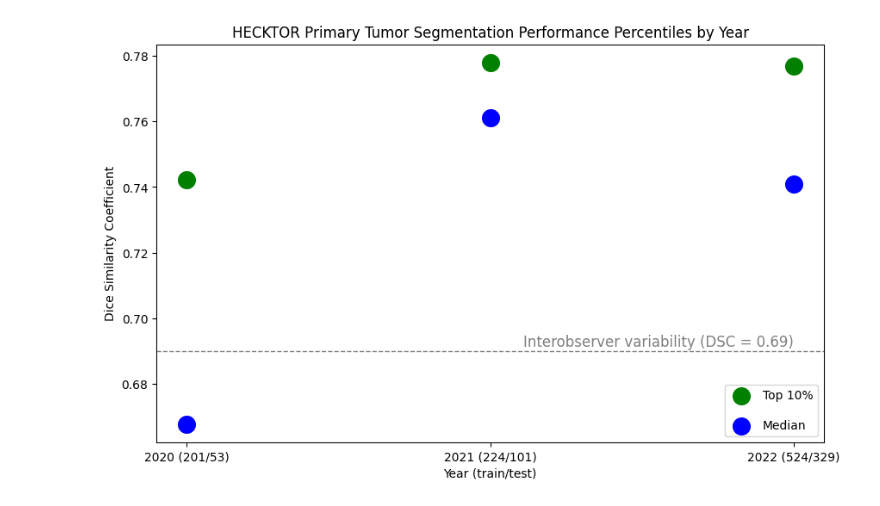
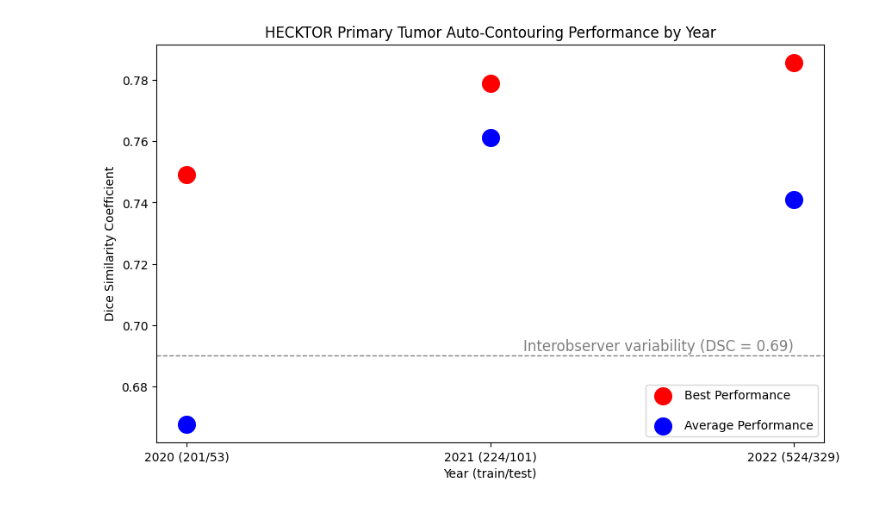
Before and after one commit to kwahid/autoseg_editorial_code, a Jupyter notebook: Autoseg_editorial_plots_final.ipynb, the cells around one changed output. Drawn from its saved outputs; the diff is of its cells as text; code cells hidden in the pictures.

```diff
--- a/Autoseg_editorial_plots_final.ipynb
+++ b/Autoseg_editorial_plots_final.ipynb
@@ -39,39 +29,40 @@ df.head(n=20)
 # %%
 # Calculate the percentiles for DSC for each year
 summary = df.groupby('HECKTOR_edition').DSC.agg(
     max = 'max',
     top_10_percentile=lambda x: x.quantile(0.9),
     median='median',
+    mean_top_3=lambda x: x.nlargest(3).mean(),  # Calculate mean of top 3 (i.e., winners)
 ).reset_index()
 
 # Plot
 plt.figure(figsize=(10, 6))
 
-# Dot plot for top 10% performance
-plt.scatter(summary['HECKTOR_edition'], summary['top_10_percentile'],
-            color='green', label='Top 10%', s = 200)
+# Dot plot for mean of top 3 performances
+plt.scatter(summary['HECKTOR_edition'], summary['mean_top_3'],
+            color='red', label='Best Performance', s=200)  # Added line for mean of top 3
 
 # Dot plot for median performance
 plt.scatter(summary['HECKTOR_edition'], summary['median'],
-            color='blue', label='Median', s = 200)
+            color='blue', label='Average Performance', s = 200)
 
 # Add a horizontal line to indicate a DSC of 0.69
 plt.axhline(y=0.69, color='grey', linestyle='--', linewidth=1)
 
 # Add text on top of the line
 max_year = summary['HECKTOR_edition'].max()  # Get the max year for positioning the text
 plt.text(max_year, 0.69 + 0.0005, 'Interobserver variability (DSC = 0.69)',
          color='grey', ha='right', va='bottom', fontsize=12)
 
 
 plt.xlabel('Year (train/test)')
 plt.ylabel('Dice Similarity Coefficient')
-plt.title('HECKTOR Primary Tumor Segmentation Performance Percentiles by Year')
+plt.title('HECKTOR Primary Tumor Auto-Contouring Performance by Year')
 plt.xticks([2020, 2021, 2022], ["2020 (201/53)", "2021 (224/101)", "2022 (524/329)"]) # Modify x-axis ticks
 plt.legend(loc='lower right', labelspacing=1.5) # Increase the spacing between legend items
 plt.show()
 # %% [output]
-[figure, old version]
+[figure, new version]
 # %%
 !pip freeze # show all the installed packages in Colab at the time of running
 # %% [output]
```
Also changed, not shown: parts of 6 cells of this notebook.
